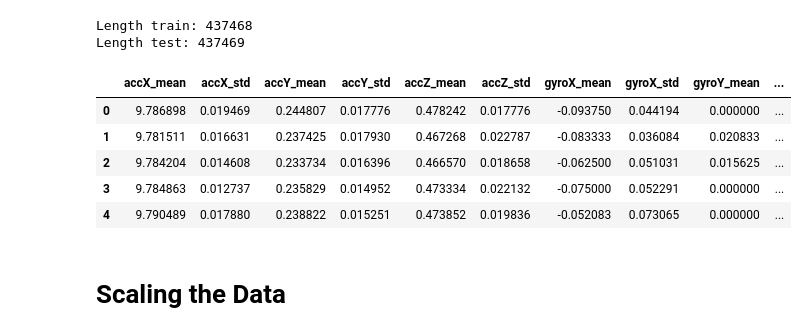
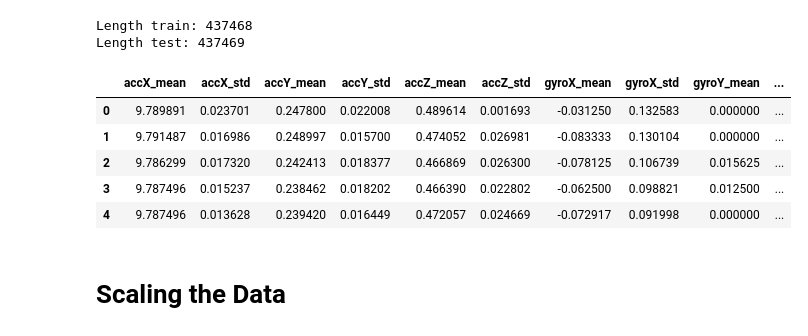
Before and after one commit to Hakonimatata/MachineLearningV2, a Jupyter notebook: Assignment_2/A2_Robotics.ipynb, the cells around one changed output. Cells and saved outputs as stored; diff of their text form; code cells hidden in the pictures.

```diff
--- a/Assignment_2/A2_Robotics.ipynb
+++ b/Assignment_2/A2_Robotics.ipynb
@@ -150,18 +149,19 @@ Length test: 437469
 # %%
 # Resample to 10Hz
 df_resampled = resample_to_10Hz(train_data)
+df_resampled = train_data # TODO: Testing
 
 # Extract rolling features
 X_normal = extract_rolling_features(df_resampled)
 
 X_normal.head()
 # %% [output]
 |  | accX_mean | accX_std | accY_mean | accY_std | accZ_mean | accZ_std | gyroX_mean | gyroX_std | gyroY_mean | ... |
-| 0 | 9.786898 | 0.019469 | 0.244807 | 0.017776 | 0.478242 | 0.017776 | -0.093750 | 0.044194 | 0.000000 | ... |
-| 1 | 9.781511 | 0.016631 | 0.237425 | 0.017930 | 0.467268 | 0.022787 | -0.083333 | 0.036084 | 0.020833 | ... |
-| 2 | 9.784204 | 0.014608 | 0.233734 | 0.016396 | 0.466570 | 0.018658 | -0.062500 | 0.051031 | 0.015625 | ... |
-| 3 | 9.784863 | 0.012737 | 0.235829 | 0.014952 | 0.473334 | 0.022132 | -0.075000 | 0.052291 | 0.000000 | ... |
-| 4 | 9.790489 | 0.017880 | 0.238822 | 0.015251 | 0.473852 | 0.019836 | -0.052083 | 0.073065 | 0.000000 | ... |
+| 0 | 9.789891 | 0.023701 | 0.247800 | 0.022008 | 0.489614 | 0.001693 | -0.031250 | 0.132583 | 0.000000 | ... |
+| 1 | 9.791487 | 0.016986 | 0.248997 | 0.015700 | 0.474052 | 0.026981 | -0.083333 | 0.130104 | 0.000000 | ... |
+| 2 | 9.786299 | 0.017320 | 0.242413 | 0.018377 | 0.466869 | 0.026300 | -0.078125 | 0.106739 | 0.015625 | ... |
+| 3 | 9.787496 | 0.015237 | 0.238462 | 0.018202 | 0.466390 | 0.022802 | -0.062500 | 0.098821 | 0.012500 | ... |
+| 4 | 9.787496 | 0.013628 | 0.239420 | 0.016449 | 0.472057 | 0.024669 | -0.072917 | 0.091998 | 0.000000 | ... |
 # %% [markdown]
 # Scaling the Data
 # %%
```
Also changed, not shown: parts of 31 cells of this notebook.
